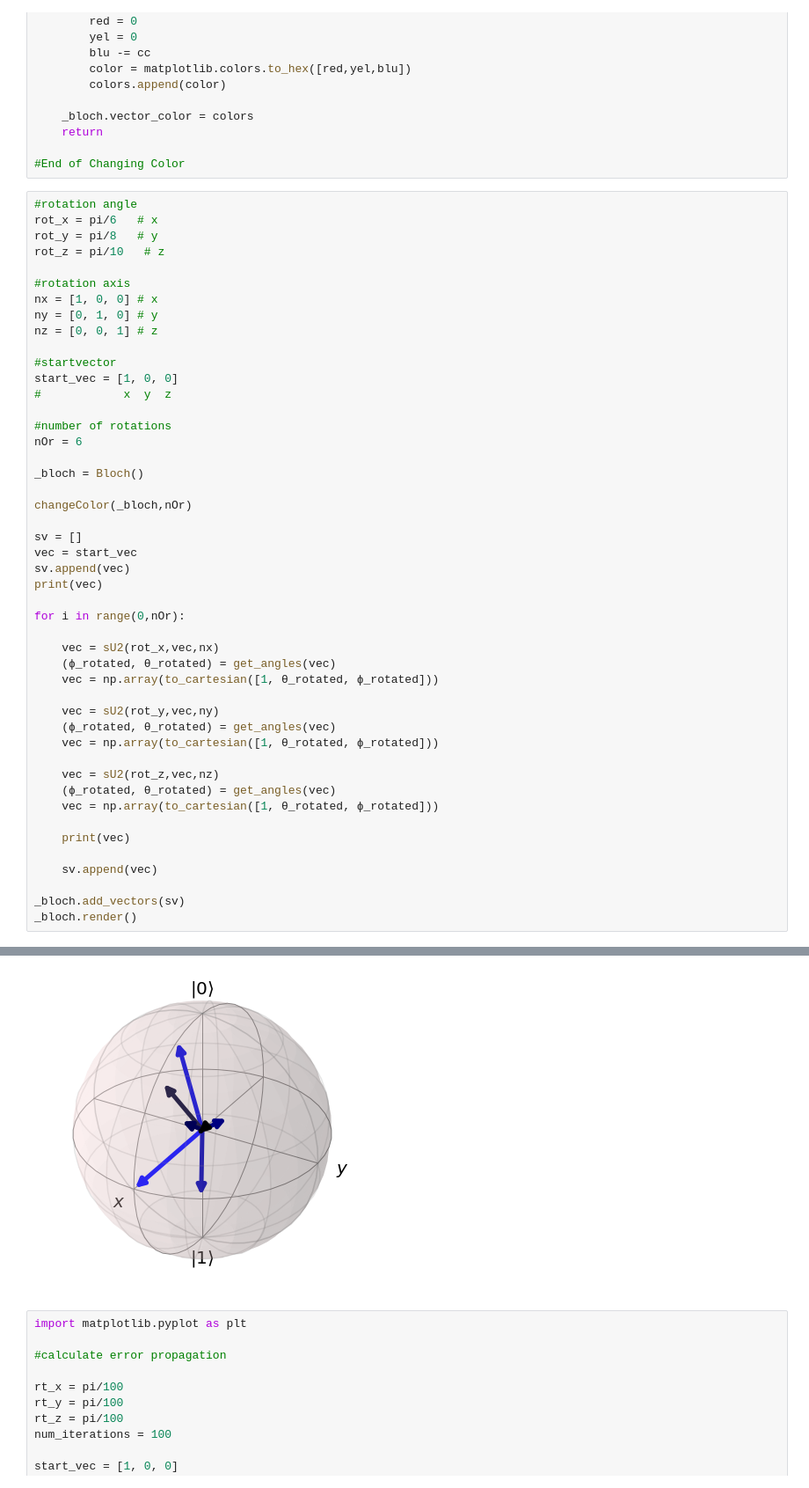
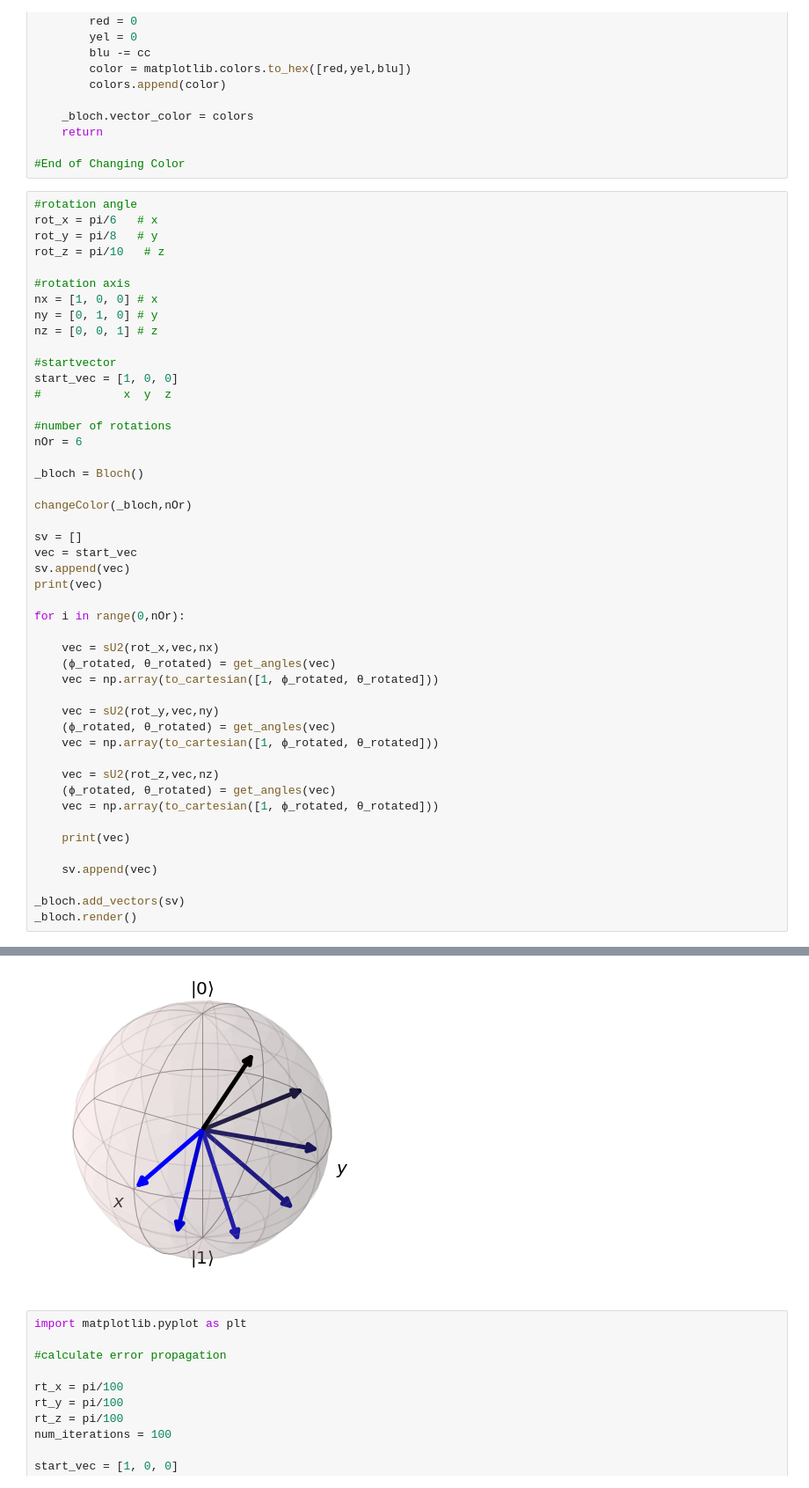
Before and after one commit to Sultanow/quantum, a Jupyter notebook: bloch_sphere/rotate_su2_qiskit.ipynb, the cells around one changed output, grey strips where cells are left out. Shown: that part at 88% size. Cells and saved outputs as stored; diff of their text form.

```diff
--- a/bloch_sphere/rotate_su2_qiskit.ipynb
+++ b/bloch_sphere/rotate_su2_qiskit.ipynb
@@ -167,15 +167,15 @@ for i in range(0,nOr):
 
     vec = sU2(rot_x,vec,nx)
     (ϕ_rotated, θ_rotated) = get_angles(vec)
-    vec = np.array(to_cartesian([1, θ_rotated, ϕ_rotated]))
+    vec = np.array(to_cartesian([1, ϕ_rotated, θ_rotated]))
 
     vec = sU2(rot_y,vec,ny)
     (ϕ_rotated, θ_rotated) = get_angles(vec)
-    vec = np.array(to_cartesian([1, θ_rotated, ϕ_rotated]))
+    vec = np.array(to_cartesian([1, ϕ_rotated, θ_rotated]))
 
     vec = sU2(rot_z,vec,nz)
     (ϕ_rotated, θ_rotated) = get_angles(vec)
-    vec = np.array(to_cartesian([1, θ_rotated, ϕ_rotated]))
+    vec = np.array(to_cartesian([1, ϕ_rotated, θ_rotated]))
 
     print(vec)
 
@@ -194,4 +194,4 @@ _bloch.render()
-[figure, old version]
+[figure, new version]
 # %%
 import matplotlib.pyplot as plt
 
```
Also changed, not shown: parts of 1 cell of this notebook.
